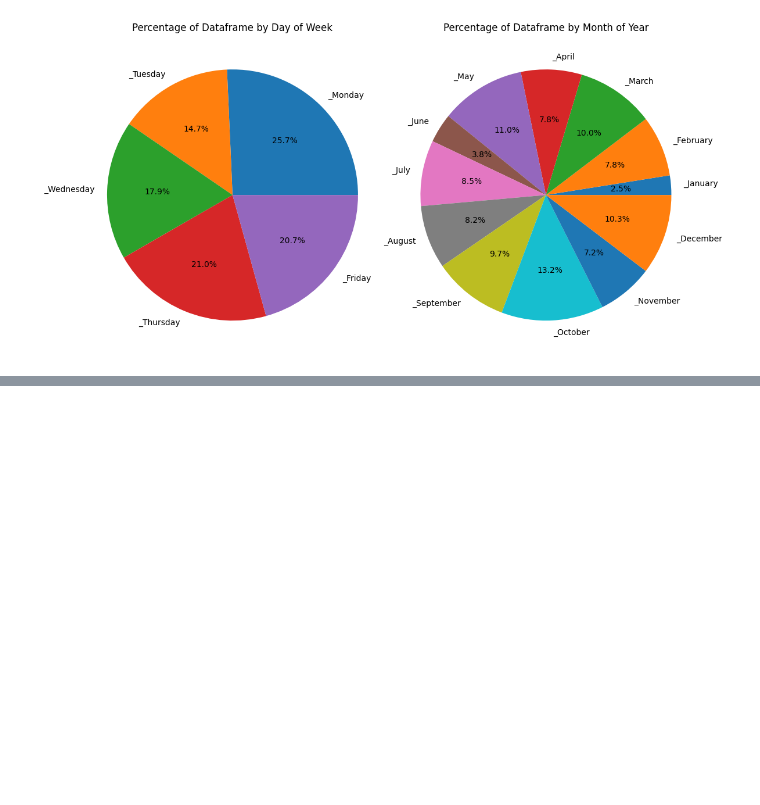
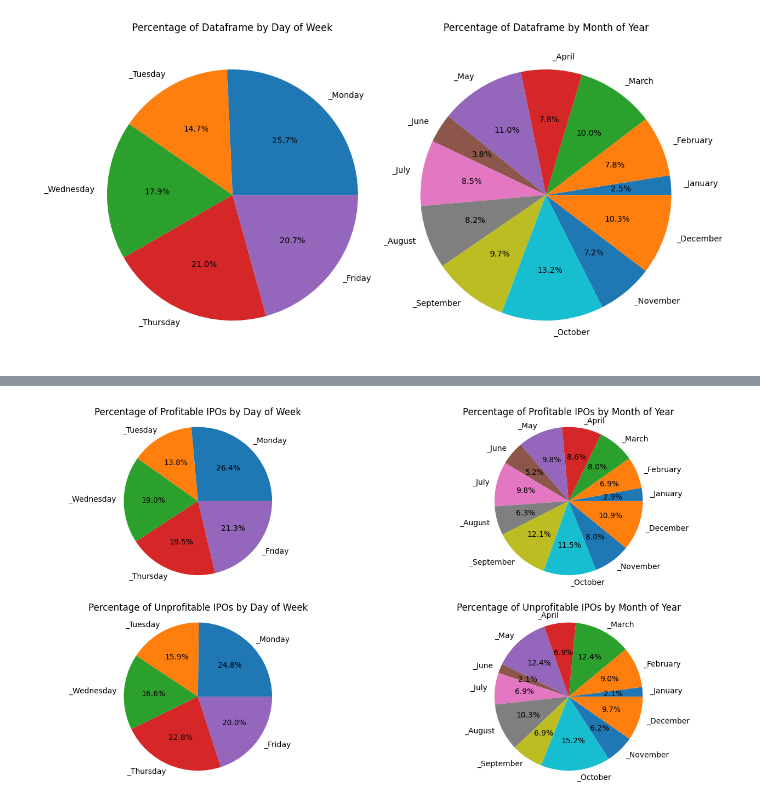
Before and after one commit to GloriannaS/ipo-market-gains, a Jupyter notebook: IPO Market Gains.ipynb, the cells around one changed output, grey strips where cells are left out. Saved outputs shown, nothing was run; the diff lists cells and outputs as text; code cells hidden in the pictures; blank space fills up the shorter version.

```diff
--- a/IPO Market Gains.ipynb
+++ b/IPO Market Gains.ipynb
@@ -357,0 +377,40 @@ plt.show()
+# %%
+day_columns = ['_Monday', '_Tuesday', '_Wednesday', '_Thursday', '_Friday']
+profitable_days = df_clean[df_clean['Listing_Gains_Profit'] == 1][day_columns]
+profitable_day_percentages = profitable_days.sum() / len(df) * 100
+unprofitable_days = df_clean[df_clean['Listing_Gains_Profit'] == 0][day_columns]
+unprofitable_day_percentages = unprofitable_days.sum() / len(df) * 100
+
+month_columns = ['_January', '_February', '_March', '_April', '_May', '_June', '_July', '_August', '_September', '_October', '_November', '_December']
+profitable_months = df_clean[df_clean['Listing_Gains_Profit'] == 1][month_columns]
+profitable_month_percentages = profitable_months.sum() / len(df) * 100
+unprofitable_months = df_clean[df_clean['Listing_Gains_Profit'] == 0][month_columns]
+unprofitable_month_percentages = unprofitable_months.sum() / len(df) * 100
+
+# Create a figure and axis
+fig, ((ax1, ax2), (ax3, ax4)) = plt.subplots(2, 2, figsize=(16, 8.5))
+
+# First pie chart
+ax1.pie(profitable_day_percentages, labels=profitable_day_percentages.index, autopct='%1.1f%%')
+ax1.set_title('Percentage of Profitable IPOs by Day of Week')
+ax1.axis('equal')
+
+# Second pie chart
+ax2.pie(profitable_month_percentages, labels=profitable_month_percentages.index, autopct='%1.1f%%')
+ax2.set_title('Percentage of Profitable IPOs by Month of Year')
+ax2.axis('equal')
+
+# Third pie chart
+ax3.pie(unprofitable_day_percentages, labels=unprofitable_day_percentages.index, autopct='%1.1f%%')
+ax3.set_title('Percentage of Unprofitable IPOs by Day of Week')
+ax3.axis('equal')
+
+# Fourth pie chart
+ax4.pie(unprofitable_month_percentages, labels=unprofitable_month_percentages.index, autopct='%1.1f%%')
+ax4.set_title('Percentage of Unprofitable IPOs by Month of Year')
+ax4.axis('equal')
+
+# Adjust layout and display the plot
+plt.show()
+# %% [output]
+[figure, added]
```
Also changed, not shown: parts of 8 cells of this notebook.
